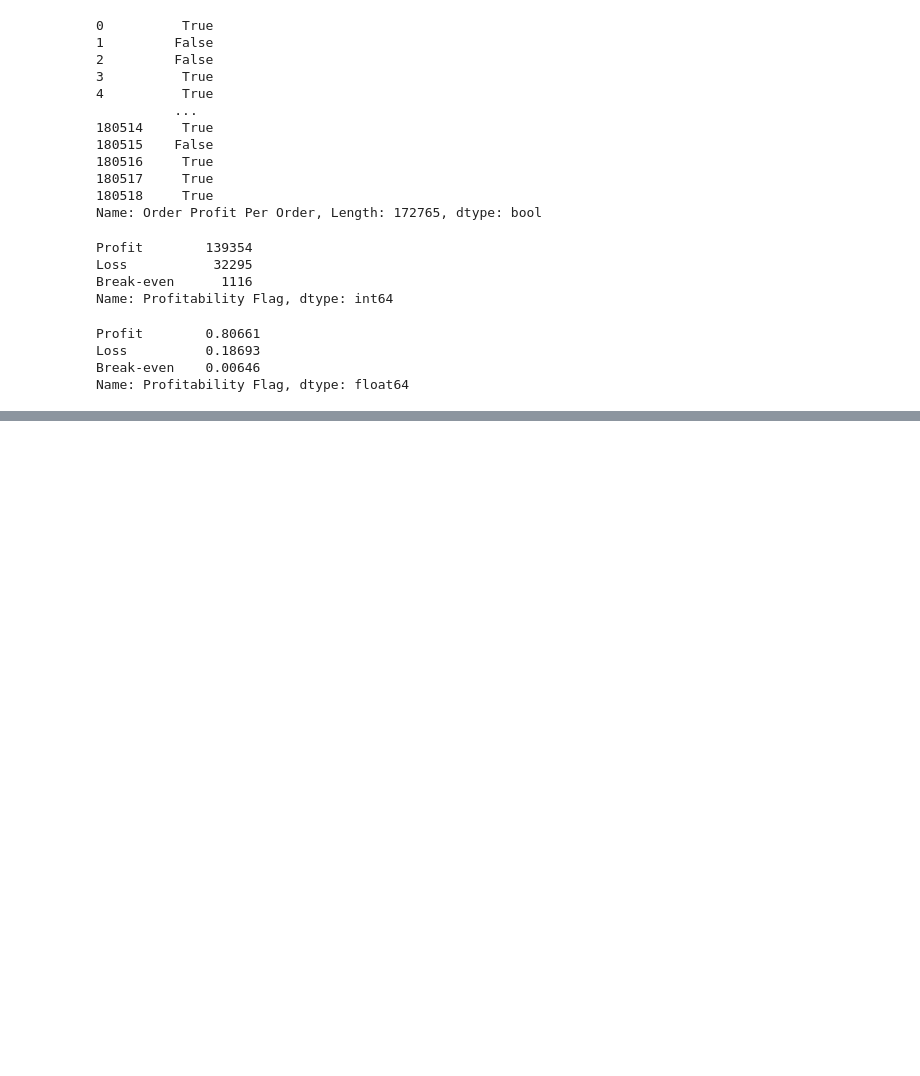
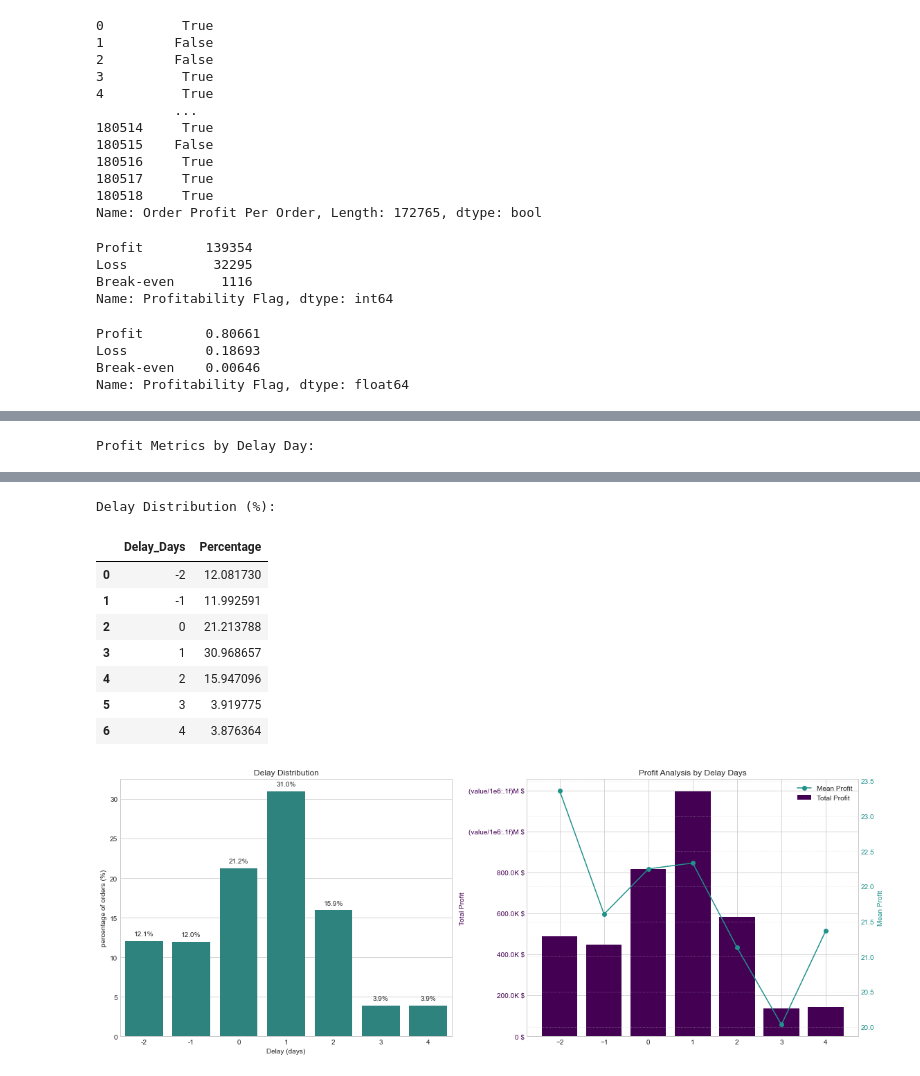
Before and after one commit to MazidNawaz/Supply-Chain-Analysis-python, a Jupyter notebook: Analysis using python.ipynb, the cells around one changed output, grey strips where cells are left out. Saved outputs shown, nothing was run; the diff lists cells and outputs as text; code cells hidden in the pictures; blank space fills up the shorter version.

```diff
--- a/Analysis using python.ipynb
+++ b/Analysis using python.ipynb
@@ -340,0 +392,7 @@ Name: Profitability Flag, dtype: float64
+# %%
+profit_metrics = (
+    df.groupby('Delay') ['Order Profit Per Order']
+    .agg(mean_profit='mean', total_profit='sum',order_count='count')
+    .reset_index()
+)
+profit_metrics
@@ -340,0 +408,5 @@ Name: Profitability Flag, dtype: float64
+# %%
+delay_distribution = (
+    df['Delay'].value_counts(normalize=True).sort_index()*100
+).reset_index()
+delay_distribution
@@ -340,0 +422,55 @@ Name: Profitability Flag, dtype: float64
+# %%
+delay_distribution.columns = ['Delay_Days', 'Percentage']
+
+print("\nProfit Metrics by Delay Day:")
+display(profit_metrics.round(1))
+
+print("\nDelay Distribution (%):")
+display(delay_distribution)
+
+fig, (ax1, ax2) = plt.subplots (1, 2, figsize=(16,6))
+
+#First subplot: Delay Distribution
+sns.barplot(x='Delay_Days', y='Percentage', data=delay_distribution, color = accent_color, ax=ax1)
+ax1.set_title('Delay Distribution')
+ax1.set_xlabel('Delay (days)')
+ax1.set_ylabel('percentage of orders (%)')
+
+#percentage text on bars
+for bar in ax1.patches:
+    height = bar.get_height()
+    ax1.text(bar.get_x() + bar.get_width()/2, height + 0.5, f'{height:.1f}%', ha='center', va='bottom')
+
+# Second subplot: Profit Analysis by Delay Days
+ax2.set_ylabel("Total Profit", color = primary_color)
+ax2.bar(profit_metrics['Delay'], profit_metrics['total_profit'], color=primary_color, label='Total Profit')
+ax2.tick_params(axis='y', labelcolor=primary_color)
+
+ax3 = ax2.twinx()
+
+ax3.set_xlabel("Delay Days")
+ax3.set_ylabel("Mean Profit", color = accent_color)
+ax3.plot(profit_metrics['Delay'], profit_metrics['mean_profit'], marker='o', label='Mean Profit', color=accent_color)
+ax3.tick_params(axis='y', labelcolor=accent_color)
+
+# Format total profit axis to K $, M $
+def format_func(value, tick_number):
+    if value >= 1e6:
+        return f'(value/1e6:.1f)M $'
+    elif value >= 1e3:
+        return f'{value/1e3:.1f}K $'
+    else:
+        return f'{value:.0f} $'
+ax2.yaxis.set_major_formatter(ticker. FuncFormatter(format_func))
+ax3.set_title("Profit Analysis by Delay Days")
+
+lines, labels = ax3.get_legend_handles_labels()
+lines2, labels2 = ax2.get_legend_handles_labels()
+
+ax3.legend(lines+lines2, labels+labels2, loc='upper right')
+ax3.grid(True, linestyle=':', alpha = 0.5)
+
+plt.tight_layout()
+plt.show()
+# %% [output]
+Profit Metrics by Delay Day:
@@ -340,0 +485,10 @@ Name: Profitability Flag, dtype: float64
+Delay Distribution (%):
+|  | Delay_Days | Percentage |
+| 0 | -2 | 12.081730 |
+| 1 | -1 | 11.992591 |
+| 2 | 0 | 21.213788 |
+| 3 | 1 | 30.968657 |
+| 4 | 2 | 15.947096 |
+| 5 | 3 | 3.919775 |
+| 6 | 4 | 3.876364 |
+[figure, added]
```
Also changed, not shown: parts of 12 cells of this notebook.
